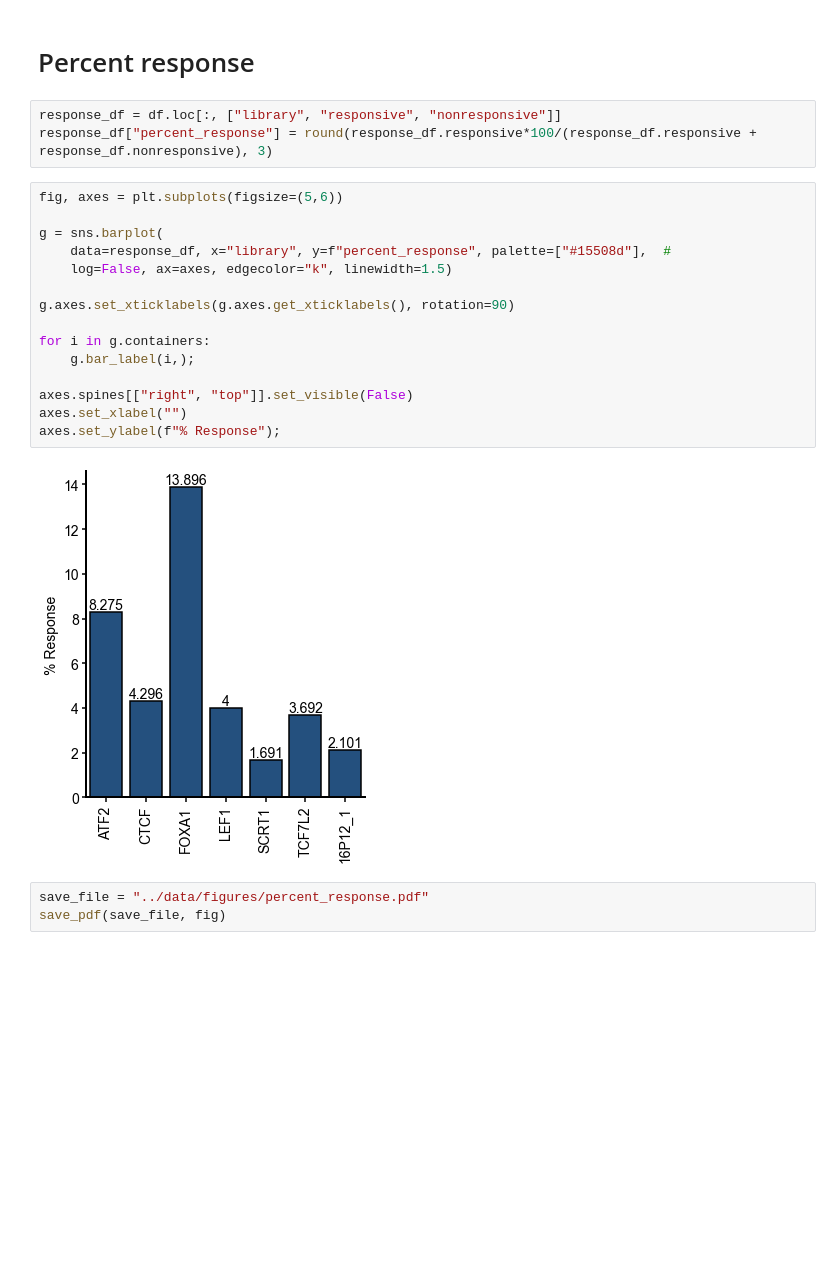
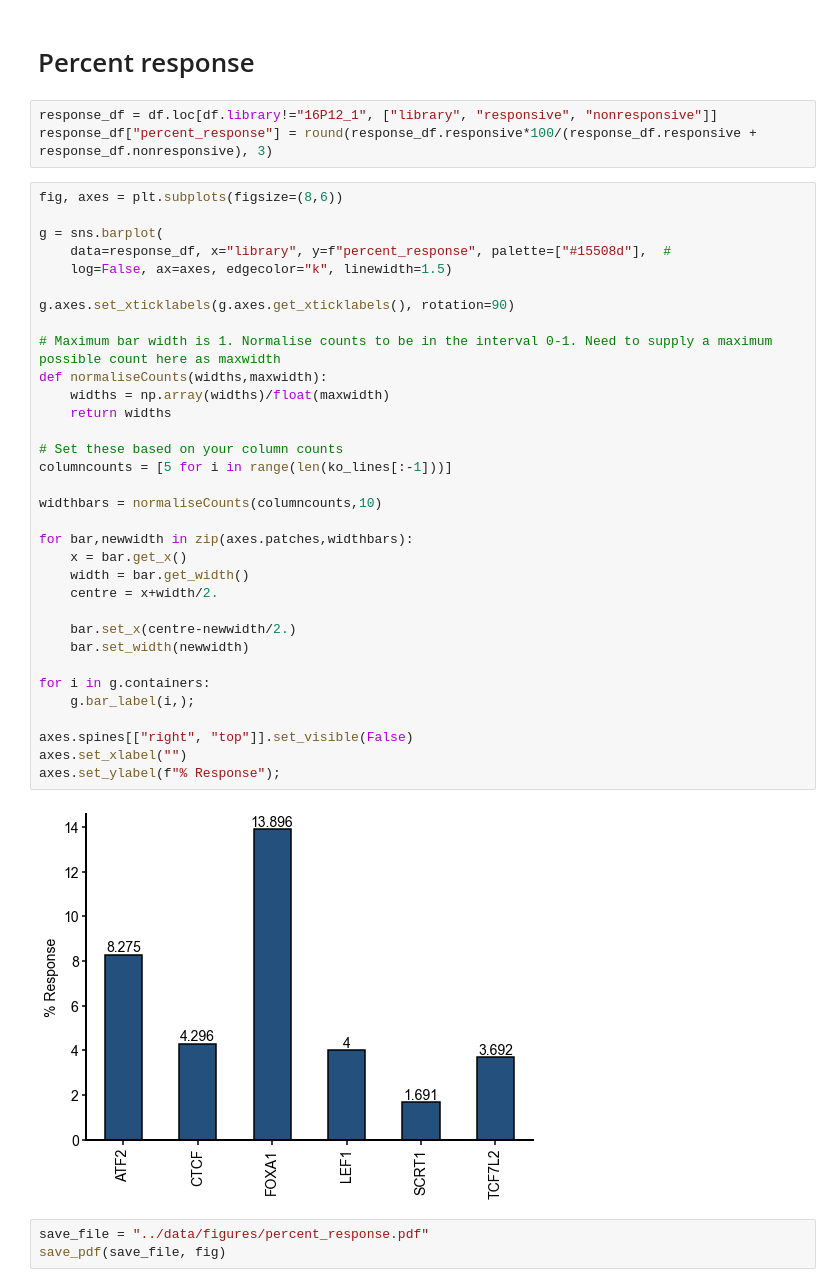
Before and after one commit to deeprob/starrseq_results, a Jupyter notebook: 2_categorize_fragments_on_activity/notebooks/3_percent_response.ipynb, the cells around one changed output. Saved outputs shown, nothing was run; the diff lists cells and outputs as text; blank space fills up the shorter version.

```diff
--- a/2_categorize_fragments_on_activity/notebooks/3_percent_response.ipynb
+++ b/2_categorize_fragments_on_activity/notebooks/3_percent_response.ipynb
@@ -48,25 +48,43 @@ df = create_number_table(store_dir, ko_lines, categories)
 # %% [markdown]
 # Percent response
 # %%
-response_df = df.loc[:, ["library", "responsive", "nonresponsive"]]
+response_df = df.loc[df.library!="16P12_1", ["library", "responsive", "nonresponsive"]]
 response_df["percent_response"] = round(response_df.responsive*100/(response_df.responsive + response_df.nonresponsive), 3)
 # %%
-fig, axes = plt.subplots(figsize=(5,6))
+fig, axes = plt.subplots(figsize=(8,6))
 
 g = sns.barplot(
     data=response_df, x="library", y=f"percent_response", palette=["#15508d"],  #
     log=False, ax=axes, edgecolor="k", linewidth=1.5)
 
 g.axes.set_xticklabels(g.axes.get_xticklabels(), rotation=90)
 
+# Maximum bar width is 1. Normalise counts to be in the interval 0-1. Need to supply a maximum possible count here as maxwidth
+def normaliseCounts(widths,maxwidth):
+    widths = np.array(widths)/float(maxwidth)
+    return widths
+
+# Set these based on your column counts
+columncounts = [5 for i in range(len(ko_lines[:-1]))]
+
+widthbars = normaliseCounts(columncounts,10)
+
+for bar,newwidth in zip(axes.patches,widthbars):
+    x = bar.get_x()
+    width = bar.get_width()
+    centre = x+width/2.
+
+    bar.set_x(centre-newwidth/2.)
+    bar.set_width(newwidth)
+
 for i in g.containers:
     g.bar_label(i,);
 
 axes.spines[["right", "top"]].set_visible(False)
 axes.set_xlabel("")
 axes.set_ylabel(f"% Response");
 # %% [output]
-[figure, old version]
+[figure, new version]
 # %%
 save_file = "../data/figures/percent_response.pdf"
 save_pdf(save_file, fig)
```
Also changed, not shown: parts of 5 cells of this notebook, 2 other files.
